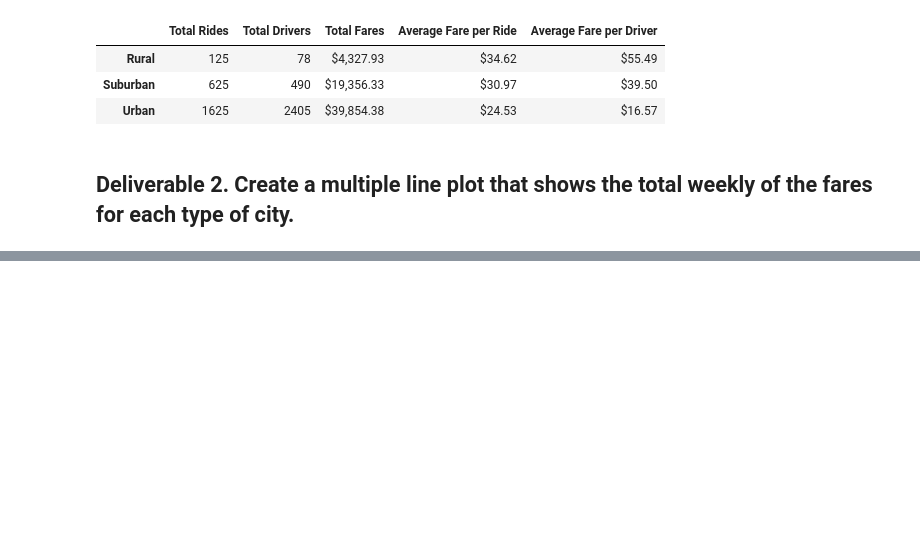
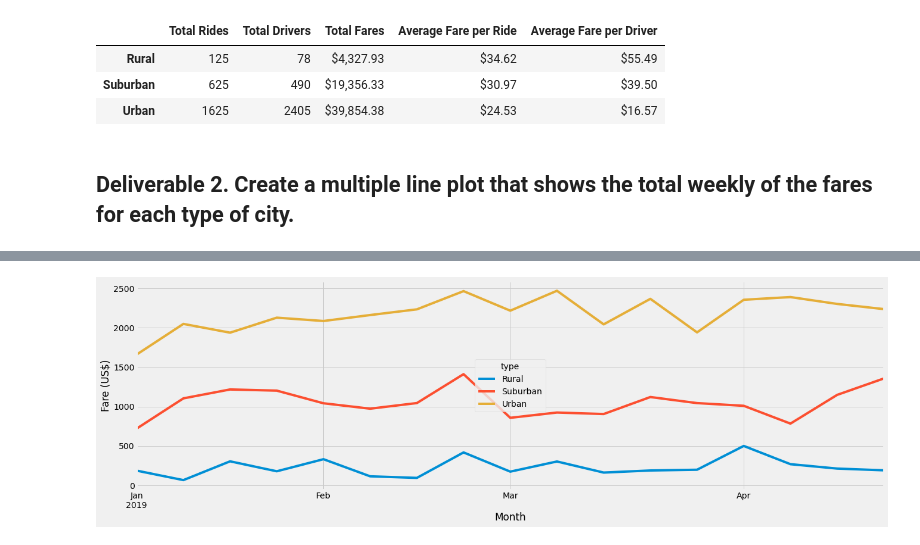
Before and after one commit to c2j185/PyBer_Analysis, a Jupyter notebook: PyBer_Challenge.ipynb, the cells around one changed output, grey strips where cells are left out. Drawn from its saved outputs; the diff is of its cells as text; code cells hidden in the pictures; blank space fills up the shorter version.

```diff
--- a/PyBer_Challenge.ipynb
+++ b/PyBer_Challenge.ipynb
@@ -126,3 +136,5 @@ pyber_summary_df
 # %%
 # 4. Create a pivot table with the 'date' as the index, the columns ='type', and values='fare'
 # to get the total fares for each type of city by the date.
+sumfares_pivot = sum_fares.pivot(values="fare", index="date", columns="type")
+sumfares_pivot.head()
@@ -129,2 +149,4 @@ pyber_summary_df
 # %%
 # 5. Create a new DataFrame from the pivot table DataFrame using loc on the given dates, '2019-01-01':'2019-04-29'.
+jan_april_df = sumfares_pivot.loc['2019-01-01':'2019-04-29']
+jan_april_df
@@ -131,5 +168,6 @@ pyber_summary_df
 # %%
 # 6. Set the "date" index to datetime datatype. This is necessary to use the resample() method in Step 8.
 # df.index = pd.to_datetime(df.index)
+jan_april_df.index = pd.to_datetime(jan_april_df.index)
 # %%
 # 7. Check that the datatype for the index is datetime using df.info()
@@ -136,2 +186,4 @@ pyber_summary_df
 # %%
 # 8. Create a new DataFrame using the "resample()" function by week 'W' and get the sum of the fares for each week.
+fares_week_df = jan_april_df.resample('W').sum()
+fares_week_df
@@ -138,7 +210,17 @@ pyber_summary_df
 # %%
 # 8. Using the object-oriented interface method, plot the resample DataFrame using the df.plot() function.
 
 # Import the style from Matplotlib.
 from matplotlib import style
 # Use the graph style fivethirtyeight.
 style.use('fivethirtyeight')
+ax = fares_week_df.plot(figsize = (20,6))
+#Title
+ax.set_xlabel('Total Fare by City Type')
+#x and y axis label
+ax.set_xlabel('Month')
+ax.set_ylabel('Fare (US$)')
+plt.savefig('analysis/Pyber_fare_summary.png')
+plt.show()
+# %% [output]
+[figure, added]
```
Also changed, not shown: parts of 7 cells of this notebook, 1 other file.
